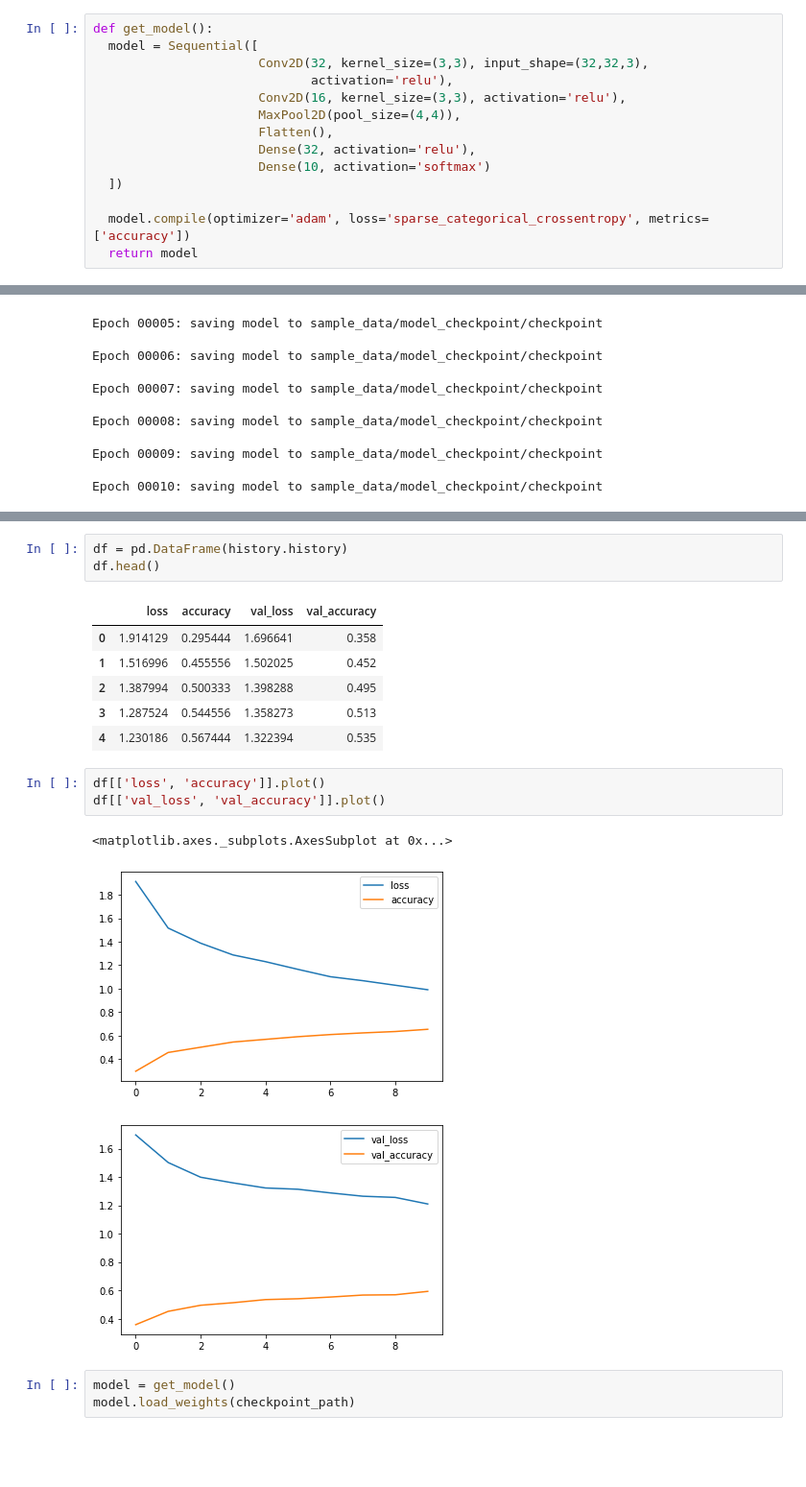
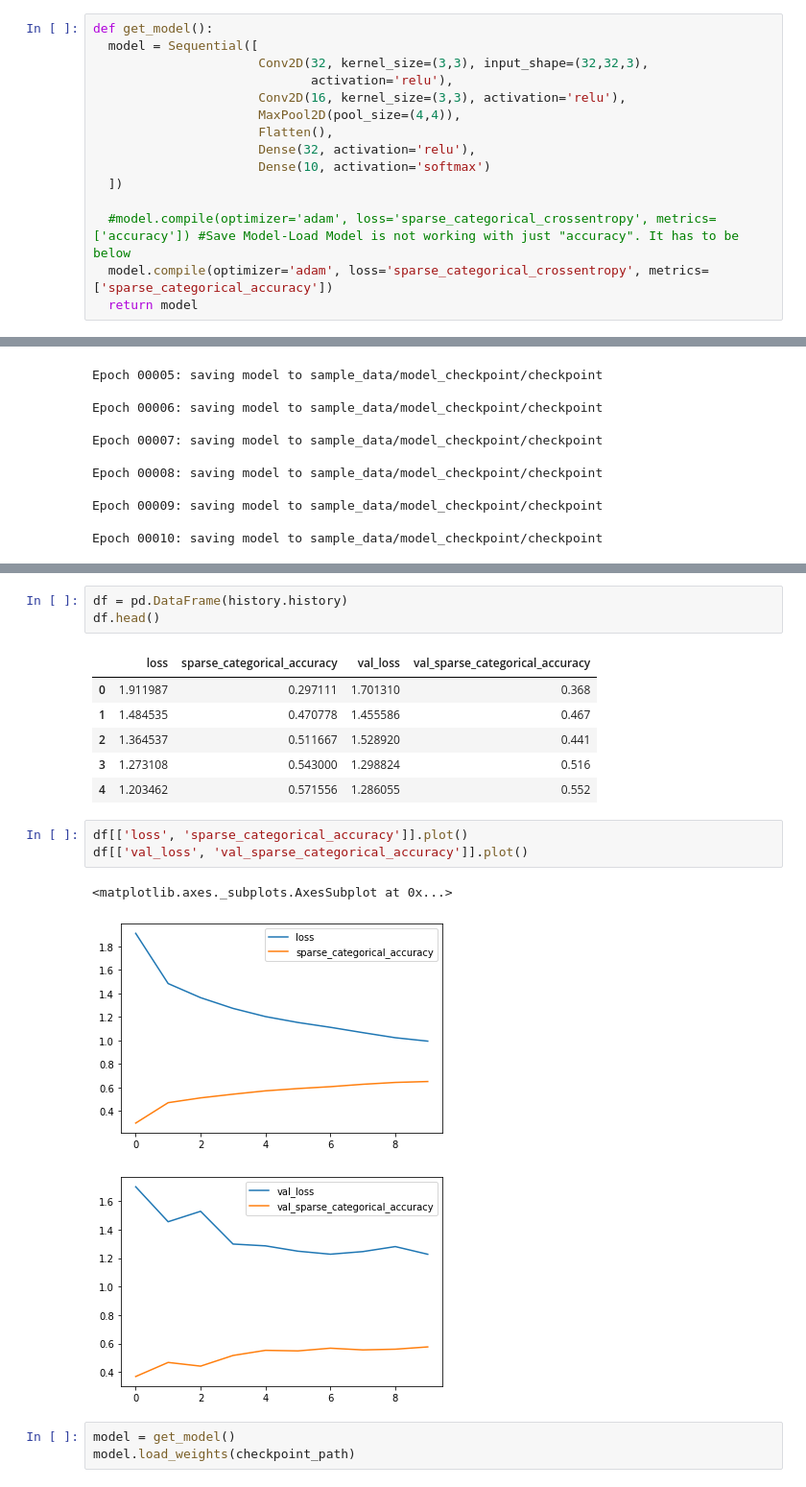
Before and after one commit to ravitata/tensorflow2, a Jupyter notebook: c1w4_work.ipynb, the cells around one changed output, grey strips where cells are left out. Shown at 96% size. Drawn from its saved outputs; the diff is of its cells as text; blank space fills up the shorter version.

```diff
--- a/c1w4_work.ipynb
+++ b/c1w4_work.ipynb
@@ -70,7 +72,8 @@ def get_model():
                       Dense(10, activation='softmax')
   ])
 
-  model.compile(optimizer='adam', loss='sparse_categorical_crossentropy', metrics=['accuracy'])
+  #model.compile(optimizer='adam', loss='sparse_categorical_crossentropy', metrics=['accuracy']) #Save Model-Load Model is not working with just "accuracy". It has to be below
+  model.compile(optimizer='adam', loss='sparse_categorical_crossentropy', metrics=['sparse_categorical_accuracy'])
   return model
 # %%
 model = get_model()
@@ -148,19 +151,19 @@ Test Accuracy= 0.56
 df = pd.DataFrame(history.history)
 df.head()
 # %% [output]
-|  | loss | accuracy | val_loss | val_accuracy |
-| 0 | 1.914129 | 0.295444 | 1.696641 | 0.358 |
-| 1 | 1.516996 | 0.455556 | 1.502025 | 0.452 |
-| 2 | 1.387994 | 0.500333 | 1.398288 | 0.495 |
-| 3 | 1.287524 | 0.544556 | 1.358273 | 0.513 |
-| 4 | 1.230186 | 0.567444 | 1.322394 | 0.535 |
+|  | loss | sparse_categorical_accuracy | val_loss | val_sparse_categorical_accuracy |
+| 0 | 1.911987 | 0.297111 | 1.701310 | 0.368 |
+| 1 | 1.484535 | 0.470778 | 1.455586 | 0.467 |
+| 2 | 1.364537 | 0.511667 | 1.528920 | 0.441 |
+| 3 | 1.273108 | 0.543000 | 1.298824 | 0.516 |
+| 4 | 1.203462 | 0.571556 | 1.286055 | 0.552 |
 # %%
-df[['loss', 'accuracy']].plot()
-df[['val_loss', 'val_accuracy']].plot()
+df[['loss', 'sparse_categorical_accuracy']].plot()
+df[['val_loss', 'val_sparse_categorical_accuracy']].plot()
 # %% [output]
 <matplotlib.axes._subplots.AxesSubplot at 0x...>
-[figure, old version]
+[figure, new version]
-[figure, old version]
+[figure, new version]
 # %%
 model = get_model()
 model.load_weights(checkpoint_path)
```
Also changed, not shown: parts of 20 cells of this notebook.
